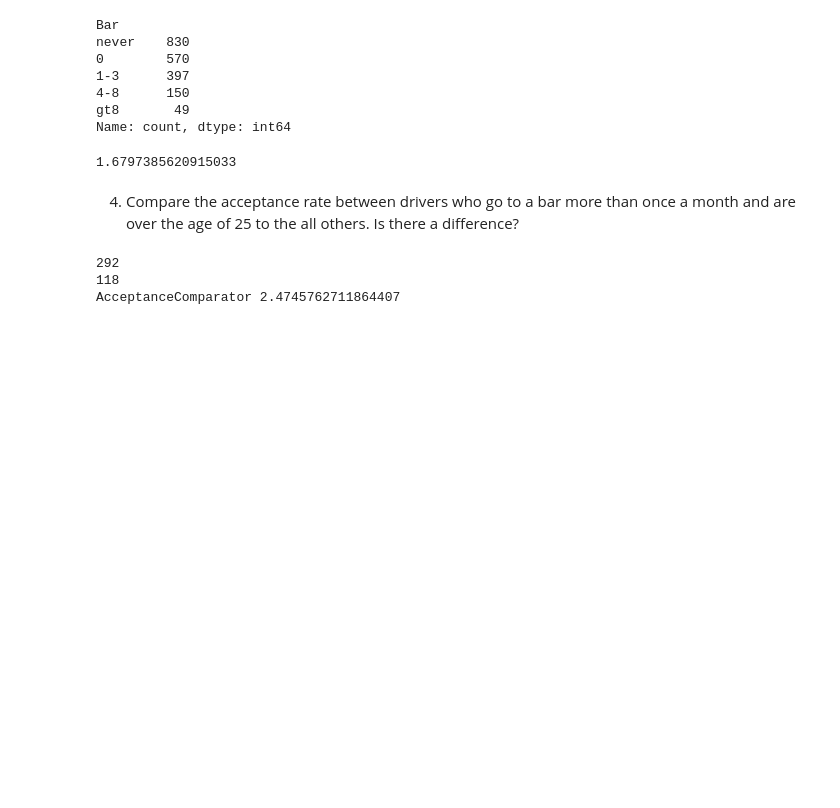
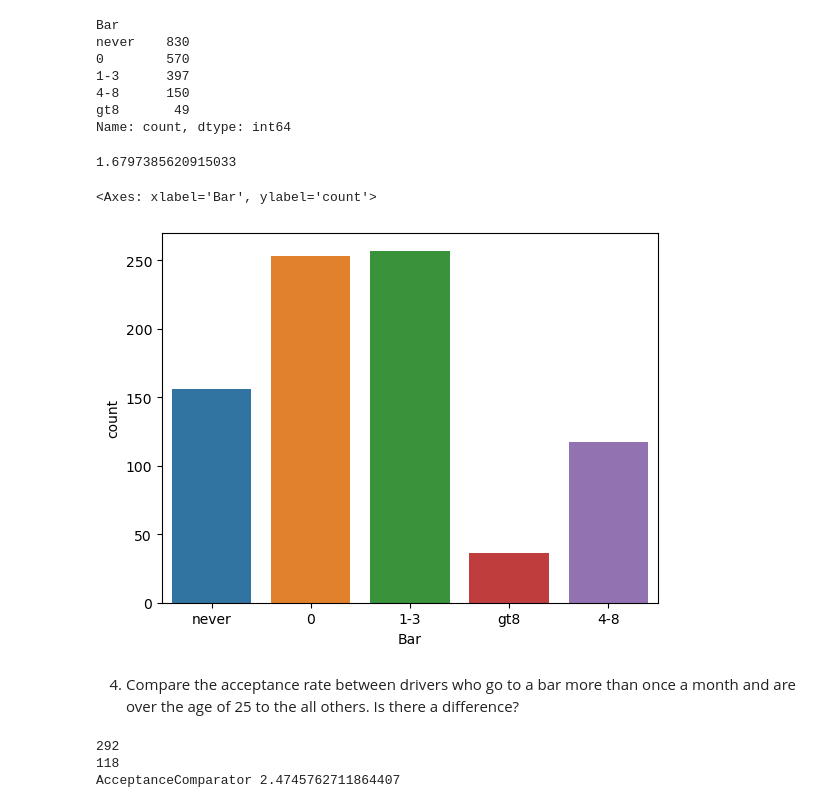
Before and after one commit to PMano07/Module5Assignment, a Jupyter notebook: assignment_5_1_starter_PM.ipynb, the cells around one changed output. Drawn from its saved outputs; the diff is of its cells as text; code cells hidden in the pictures; blank space fills up the shorter version.

```diff
--- a/assignment_5_1_starter_PM.ipynb
+++ b/assignment_5_1_starter_PM.ipynb
@@ -221,6 +221,11 @@ Ans = Lessthan3/Morethan3
 print(Ans)
 # %% [output]
 1.6797385620915033
+# %%
+sns.countplot(barData.query( 'Y == 1' ),x='Bar')
+# %% [output]
+<Axes: xlabel='Bar', ylabel='count'>
+[figure, added]
 # %% [markdown]
 4. Compare the acceptance rate between drivers who go to a bar more than once a month and are over the age of 25 to the all others.  Is there a difference?
 # %%
```
Also changed, not shown: parts of 1 cell of this notebook.
